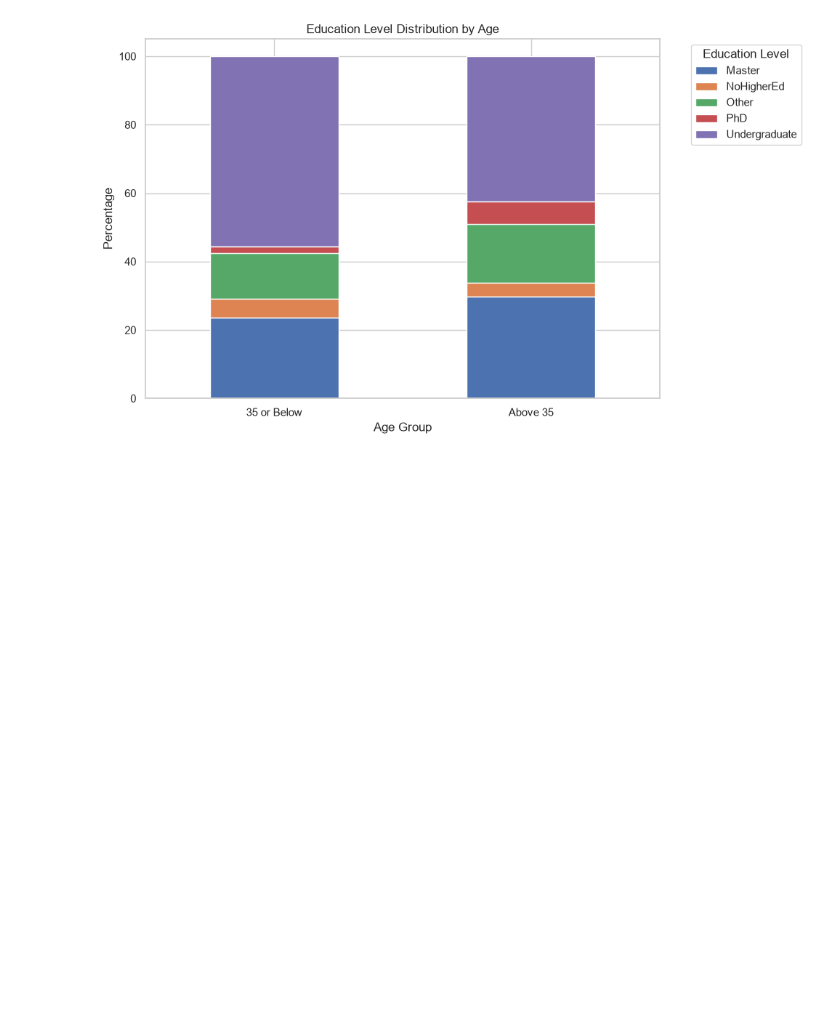
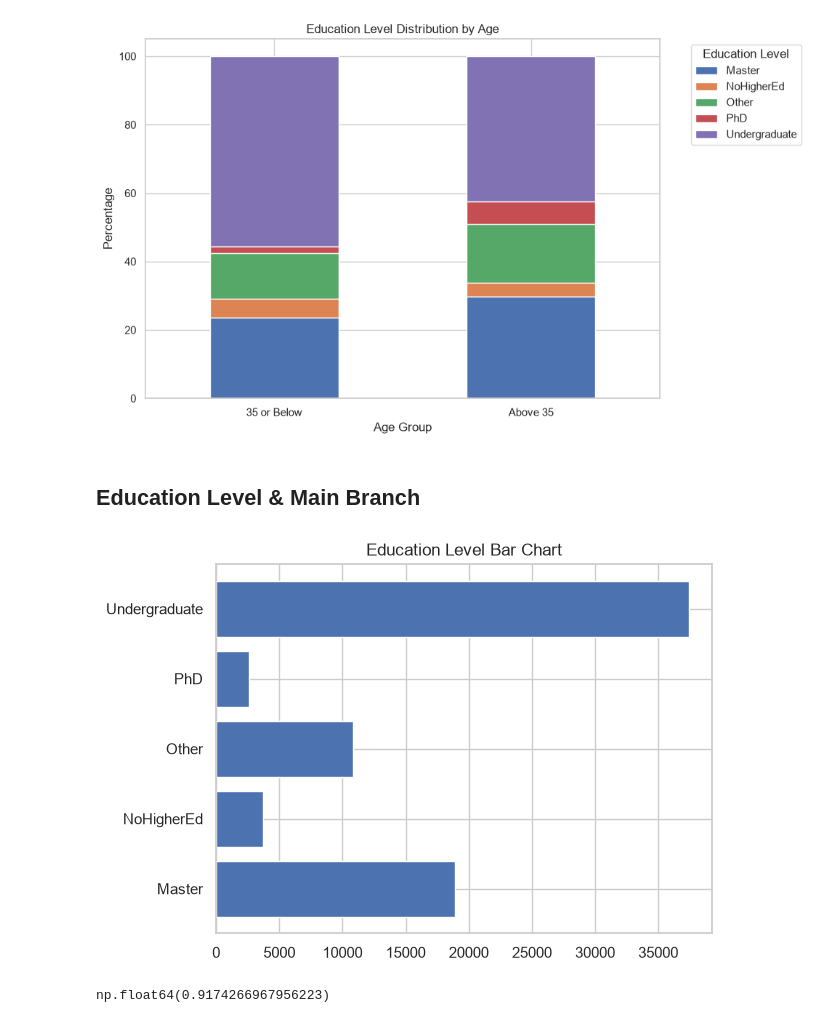
Before and after one commit to ahmed-nassr/employment-analysis-and-prediction, a Jupyter notebook: notebooks/eda.ipynb, the cells around one changed output. Drawn from its saved outputs; the diff is of its cells as text; code cells hidden in the pictures; blank space fills up the shorter version.

```diff
--- a/notebooks/eda.ipynb
+++ b/notebooks/eda.ipynb
@@ -736,3 +748,15 @@ plt.tight_layout()
 plt.show()
 # %% [output]
 [figure]
+# %% [markdown]
+## Education Level & Main Branch
+# %%
+plt.barh(df.groupby('EdLevel')['id'].count().index, df.groupby('EdLevel')['id'].count())
+plt.title('Education Level Bar Chart')
+plt.show()
+# %% [output]
+[figure, added]
+# %%
+(df['MainBranch'] == "Dev").mean()
+# %% [output]
+np.float64(0.9174266967956223)
```
Also changed, not shown: parts of 11 cells of this notebook.
